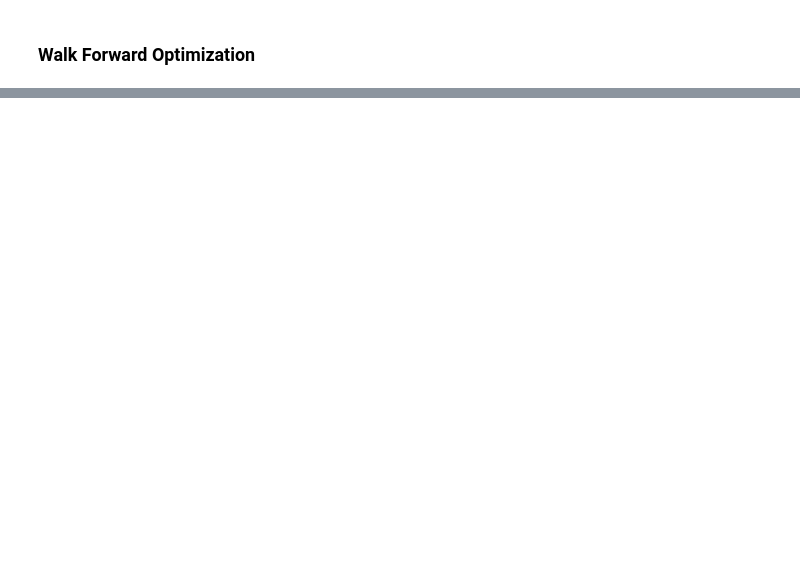
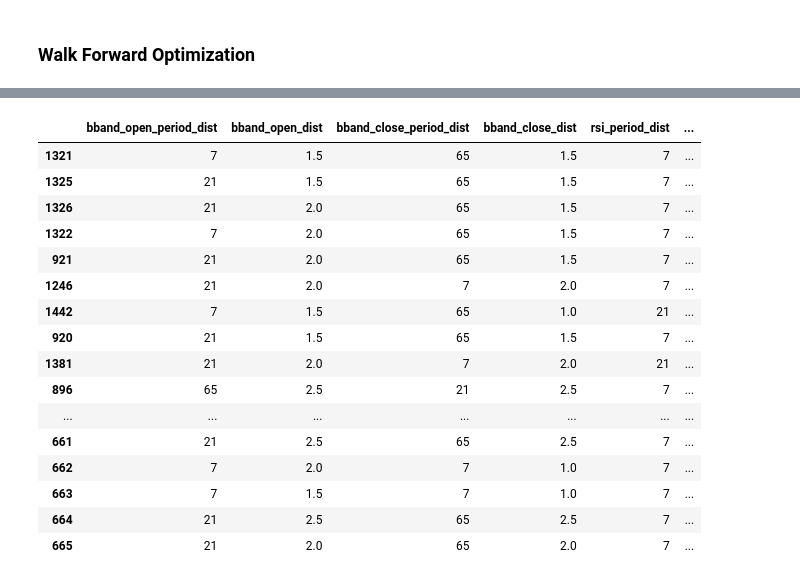
Before and after one commit to ktkutay/ec581, a Jupyter notebook: assignments/4/oversold-strategy.ipynb, the cells around one changed output, grey strips where cells are left out. Drawn from its saved outputs; the diff is of its cells as text; code cells hidden in the pictures; blank space fills up the shorter version.

```diff
--- a/assignments/4/oversold-strategy.ipynb
+++ b/assignments/4/oversold-strategy.ipynb
@@ -502,0 +534,28 @@ getEndEq(account.st,.to)
+# %%
+results <- apply.paramset(strategy.st,
+                          paramset.label='Paramset',
+                          portfolio.st=portfolio.st,
+                          account.st=account.st,
+                          verbose=FALSE)
+# %%
+stats <- results$tradeStats
+stats[order(stats[,"End.Equity"],decreasing = T),
+      c("bband_open_period_dist","bband_open_dist","bband_close_period_dist","bband_close_dist","rsi_period_dist","rsilong_dist","Profit.To.Max.Draw","Ann.Sharpe","End.Equity")]
+# %% [output]
+|  | bband_open_period_dist | bband_open_dist | bband_close_period_dist | bband_close_dist | rsi_period_dist | ... |
+| 1321 | 7 | 1.5 | 65 | 1.5 | 7 | ... |
+| 1325 | 21 | 1.5 | 65 | 1.5 | 7 | ... |
+| 1326 | 21 | 2.0 | 65 | 1.5 | 7 | ... |
+| 1322 | 7 | 2.0 | 65 | 1.5 | 7 | ... |
+| 921 | 21 | 2.0 | 65 | 1.5 | 7 | ... |
+| 1246 | 21 | 2.0 | 7 | 2.0 | 7 | ... |
+| 1442 | 7 | 1.5 | 65 | 1.0 | 21 | ... |
+| 920 | 21 | 1.5 | 65 | 1.5 | 7 | ... |
+| 1381 | 21 | 2.0 | 7 | 2.0 | 21 | ... |
+| 896 | 65 | 2.5 | 21 | 2.5 | 7 | ... |
+| ... | ... | ... | ... | ... | ... | ... |
+| 661 | 21 | 2.5 | 65 | 2.5 | 7 | ... |
+| 662 | 7 | 2.0 | 7 | 1.0 | 7 | ... |
+| 663 | 7 | 1.5 | 7 | 1.0 | 7 | ... |
+| 664 | 21 | 2.5 | 65 | 2.5 | 7 | ... |
+| 665 | 21 | 2.0 | 65 | 2.0 | 7 | ... |
```
Also changed, not shown: parts of 39 cells of this notebook.
